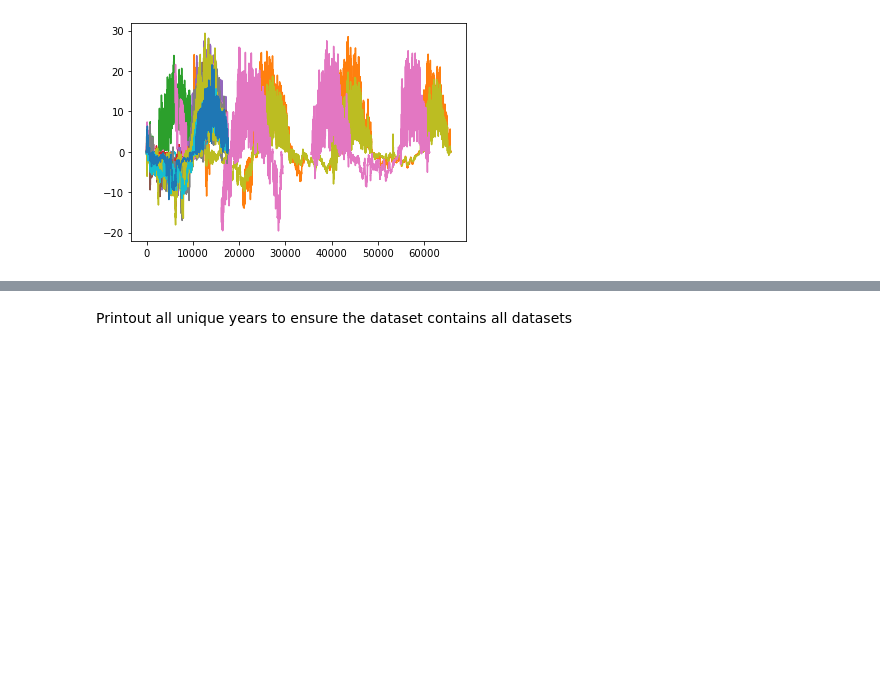
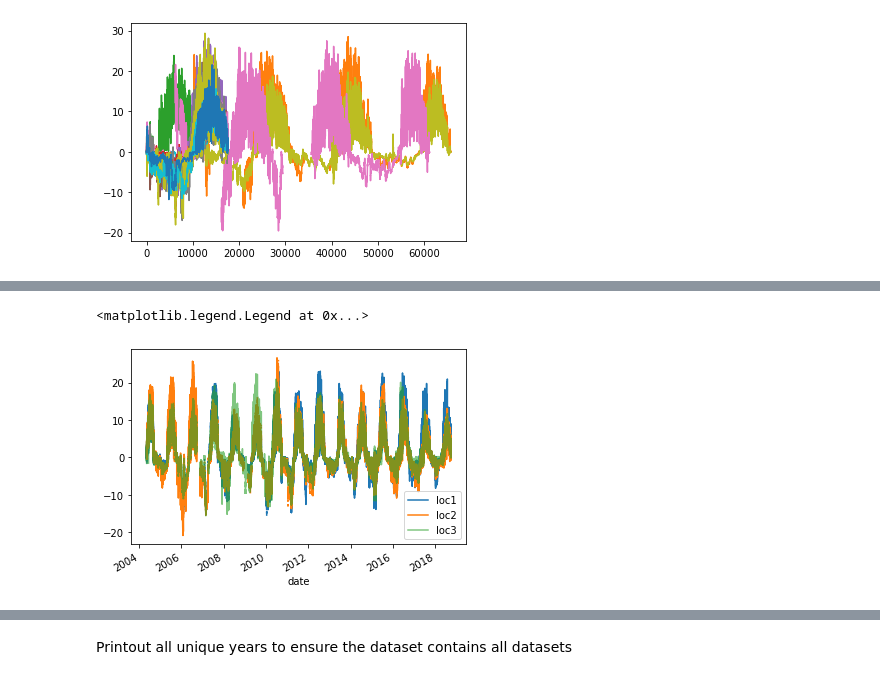
Before and after one commit to valeriabriones/Arctic-Sentinel-Site-Pre-Processing, a Jupyter notebook: Scripts/BNZ-LTER-EML-GradientExtSoilSensor-2004-2008-Concatenation.ipynb, the cells around one changed output, grey strips where cells are left out. Cells and saved outputs as stored; diff of their text form; code cells hidden in the pictures; blank space fills up the shorter version.

```diff
--- a/Scripts/BNZ-LTER-EML-GradientExtSoilSensor-2004-2008-Concatenation.ipynb
+++ b/Scripts/BNZ-LTER-EML-GradientExtSoilSensor-2004-2008-Concatenation.ipynb
@@ -188,0 +207,4 @@ emldf = emldf.drop(columns=['empty1', 'empty2'])
+# %%
+emldf.date = pd.to_datetime(emldf.date)
+emldf = emldf.set_index('date')
+emldf.head(3)
@@ -188,0 +220,3 @@ emldf = emldf.drop(columns=['empty1', 'empty2'])
+# %%
+emldf.drop(['year', 'doy', 'hour'], axis=1, inplace=True)
+emldf.head(2)
@@ -188,0 +262,3 @@ emldf = emldf.drop(columns=['empty1', 'empty2'])
+# %%
+emldf.drop(['empty1', 'empty2'], axis=1, inplace=True)
+emldf.head(2)
@@ -188,0 +292,2 @@ emldf = emldf.drop(columns=['empty1', 'empty2'])
+# %%
+emldf['loc1_10_cm']  = emldf['loc1_10_cm'].apply(pd.to_numeric, downcast='float', errors='coerce')
@@ -188,0 +314,8 @@ emldf = emldf.drop(columns=['empty1', 'empty2'])
+# %%
+emldf['loc1_10_cm'].plot()
+emldf['loc2_10cm'].plot()
+emldf['loc3_10cm'].plot(alpha=0.6)
+plt.legend(['loc1','loc2','loc3'])
+# %% [output]
+<matplotlib.legend.Legend at 0x...>
+[figure, added]
```
Also changed, not shown: parts of 27 cells of this notebook.
